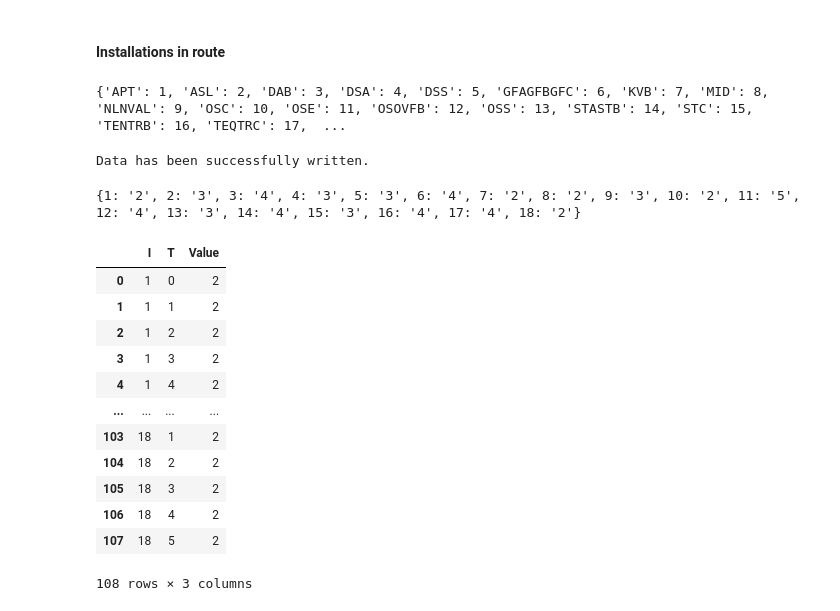
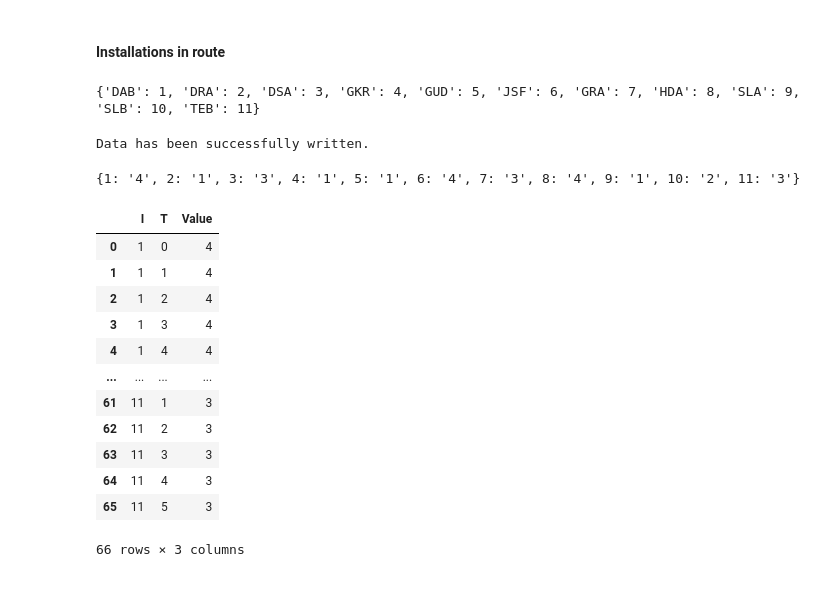
Before and after one commit to camillalie/masteroppgave, a Jupyter notebook: data_generation/generate_params_riktig.ipynb, the cells around one changed output. Cells and saved outputs as stored; diff of their text form; code cells hidden in the pictures.

```diff
--- a/data_generation/generate_params_riktig.ipynb
+++ b/data_generation/generate_params_riktig.ipynb
@@ -8,6 +8,12 @@ import openpyxl
 ### SETS
 # %%
 fuel_price_csv = 'fuel_price2_27s.csv'
+route_case = 'stavanger'
+mappenavn = 'generated_datafiles/'
+startfil = ''
+antall_ruter = 858
+clusters = 11
+scenarios = 27
 # Velg antall av de ulike settene her
 #set_sheets = {'Power systems': 11, 'Ages': 6, 'Routes': 3122, 'Time periods':6, 'Time periods 1': 2, 'Time periods 2':4, 'Fuel types': 10, 'Installations': 18, 'Scenarios': 100}
 
@@ -16,10 +22,10 @@ t1_values = range(0, 2)
 t2_values = range(2, 6)
 tp2_values = range(2,7)
 f_values = range(1, 7)  # Assuming you want values from 1 to 7 for 'f'
-r_values = range(1, 2240)  # Assuming you want values from 1 to 3122 for 'r'
-n_values = range(1, 19) # 18 installations
-s_values = range(1,12) # 11 systems
-w_values = range(1, 28) # 100 scenarios
+r_values = range(1, antall_ruter + 1)  # Assuming you want values from 1 to 3122 for 'r'
+n_values = range(1, clusters + 1) # 18 installations
+s_values = range(1,14) # 11 systems
+w_values = range(1, scenarios + 1) # 100 scenarios
 a_values = range(0, 6)
 
 for t in f_values:
@@ -112,24 +125,22 @@ capacity_systems = {1: 100, 2: 100, 3: 100, 4: 100, 5: 70, 6: 70, 7: 70, 8: 70,
 # %% [markdown]
 #### Lese inn data fra rutegenereringsprogrammet
 # %%
-mappenavn = 'generated_datafiles_2239'
+
 
 # # Leser inn nødvendig MJ på å kjøre hver rute
-mj_route = pd.read_csv('../route_generation_mongstad/{mappenavn}/mj_route.csv')
-#mj_route_el = pd.read_csv('../route_generation/generated_datafiles_reduced/mj_route_strøm.csv')
-
-
+mj_route = pd.read_csv(f'../route_generation_{route_case}/{mappenavn}{startfil}mj_route.csv')
 
 # # Leser inn tid på å kjøre hver rute
-hours_route = pd.read_csv('../route_generation_mongstad/{mappenavn}/hours_route.csv')
+hours_route = pd.read_csv(f'../route_generation_{route_case}/{mappenavn}{startfil}hours_route.csv')
 #hours_route_el = pd.read_csv('../route_generation/generated_datafiles_reduced/hours_route_strøm.csv')
 
 #demand_el = pd.read_csv('../route_generation/generated_datafiles_reduced/demand_strøm.csv')
-demand = pd.read_csv('../route_generation_mongstad/{mappenavn}/demand.csv')
+demand = pd.read_csv(f'../route_generation_{route_case}/{mappenavn}{startfil}demand.csv')
 
-routes_file = "../route_generation_mongstad/{mappenavn}/routes.csv"
+routes_file = f"../route_generation_{route_case}/{mappenavn}{startfil}routes.csv"
 excel_file = '../run_model/Parameterdata.xlsx'
-platform_demand = "../route_generation_mongstad/clustering/output_platforms_demand.csv"
+platform_demand = f"../route_generation_{route_case}/{mappenavn}output_platforms_demand.csv"
+csv_platform_visits = f'../route_generation_{route_case}/{mappenavn}output_platforms_visits.csv'
 
 # Skriver verdiene tilbake i excelfilen for alle parametrene
 output_excel_path = '../run_model/Parameterdata.xlsx'
@@ -487,9 +467,6 @@ row_index = 2
 # Initialize an empty dictionary to store the platform mapping
 platform_mapping = {}
 
-# Path to your CSV file
-
-
 # Open the CSV file and read the contents
 with open(platform_demand, newline='') as file:
     reader = csv.reader(file, delimiter=';')
@@ -501,7 +478,7 @@ with open(platform_demand, newline='') as file:
 
 print(platform_mapping)
 # %% [output]
-{'APT': 1, 'ASL': 2, 'DAB': 3, 'DSA': 4, 'DSS': 5, 'GFAGFBGFC': 6, 'KVB': 7, 'MID': 8, 'NLNVAL': 9, 'OSC': 10, 'OSE': 11, 'OSOVFB': 12, 'OSS': 13, 'STASTB': 14, 'STC': 15, 'TENTRB': 16, 'TEQTRC': 17,  ...
+{'DAB': 1, 'DRA': 2, 'DSA': 3, 'GKR': 4, 'GUD': 5, 'JSF': 6, 'GRA': 7, 'HDA': 8, 'SLA': 9, 'SLB': 10, 'TEB': 11}
 # %%
 
 platform_mapping_reverse = {v: k for k, v in platform_mapping.items()}
@@ -526,47 +503,44 @@ print("Data has been successfully written.")
 Data has been successfully written.
 # %%
 
-csv_file = '../route_generation_mongstad/clustering/output_platforms_visits.csv'
-
-
 visits_per_week = {}
-with open(csv_file, newline='') as file:
+with open(csv_platform_visits, newline='') as file:
     reader = csv.reader(file, delimiter=';')
     next(reader)  # Skip the header row
     i = 1
     for row in reader:
         platform = row[0]  # Platform name is in the first column
         # Assign a number to each platform
         # Assign a number to each platform
         visits_per_week[i] = row[1]
         i += 1
 
 i_values = range(1, len(platform_mapping)+1)
 print(visits_per_week)
 
 combinations_i_t = itertools.product(i_values, t_values)
 df_demand = pd.DataFrame(combinations_i_t, columns=['I', 'T'])
 # Iterate over rows in the DataFrame
 df_demand['Value'] = df_demand['I'].map(lambda x: visits_per_week[x])
 
 
 
 df_demand
 # %% [output]
-{1: '2', 2: '3', 3: '4', 4: '3', 5: '3', 6: '4', 7: '2', 8: '2', 9: '3', 10: '2', 11: '5', 12: '4', 13: '3', 14: '4', 15: '3', 16: '4', 17: '4', 18: '2'}
+{1: '4', 2: '1', 3: '3', 4: '1', 5: '1', 6: '4', 7: '3', 8: '4', 9: '1', 10: '2', 11: '3'}
 |  | I | T | Value |
-| 0 | 1 | 0 | 2 |
-| 1 | 1 | 1 | 2 |
-| 2 | 1 | 2 | 2 |
-| 3 | 1 | 3 | 2 |
-| 4 | 1 | 4 | 2 |
+| 0 | 1 | 0 | 4 |
+| 1 | 1 | 1 | 4 |
+| 2 | 1 | 2 | 4 |
+| 3 | 1 | 3 | 4 |
+| 4 | 1 | 4 | 4 |
 | ... | ... | ... | ... |
-| 103 | 18 | 1 | 2 |
-| 104 | 18 | 2 | 2 |
-| 105 | 18 | 3 | 2 |
-| 106 | 18 | 4 | 2 |
-| 107 | 18 | 5 | 2 |
+| 61 | 11 | 1 | 3 |
+| 62 | 11 | 2 | 3 |
+| 63 | 11 | 3 | 3 |
+| 64 | 11 | 4 | 3 |
+| 65 | 11 | 5 | 3 |
-108 rows × 3 columns
+66 rows × 3 columns
 # %%
 with pd.ExcelWriter(output_excel_path, engine='openpyxl', mode='a', if_sheet_exists='replace') as writer:
     df_demand.to_excel(writer, sheet_name='Demand', index=False)
```
Also changed, not shown: parts of 14 cells of this notebook, 5 other files.
